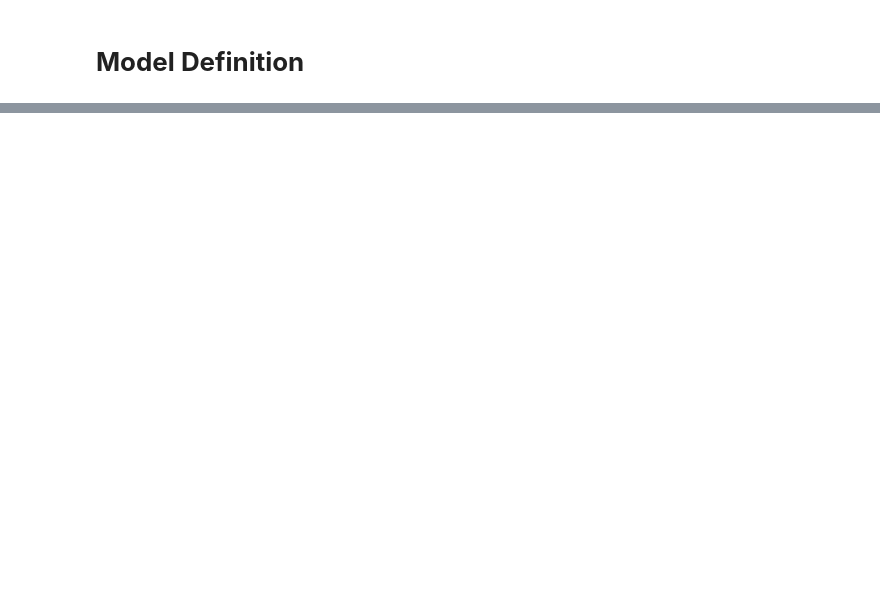
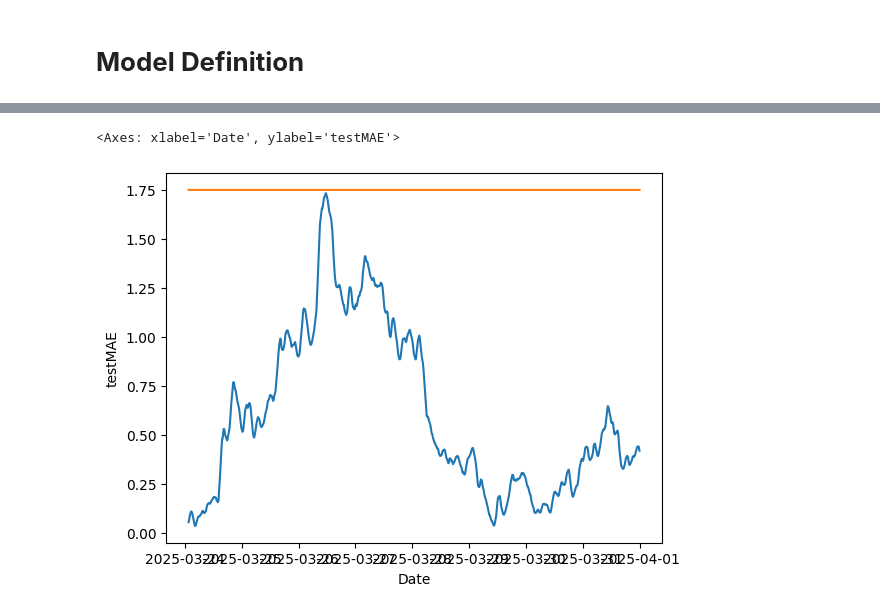
Before and after one commit to jahez07/learnin4romDrSreeni, a Jupyter notebook: anomalyDetection/notebooks/lstmEnDeNetwork.ipynb, the cells around one changed output, grey strips where cells are left out. Cells and saved outputs as stored; diff of their text form; code cells hidden in the pictures; blank space fills up the shorter version.

```diff
--- a/anomalyDetection/notebooks/lstmEnDeNetwork.ipynb
+++ b/anomalyDetection/notebooks/lstmEnDeNetwork.ipynb
@@ -139,0 +246,2 @@ trainX.shape
+# %%
+max_trainMAE = 1.75
@@ -139,0 +266,12 @@ trainX.shape
+# %%
+anomaly_df = pd.DataFrame(test[seq_size:])
+anomaly_df['testMAE'] = testMAE
+anomaly_df['max_trainMAE'] = max_trainMAE
+anomaly_df['anomaly'] = anomaly_df['testMAE'] > anomaly_df['max_trainMAE']
+anomaly_df['Close'] = test[seq_size:]['Close']
+# %%
+sns.lineplot(x=anomaly_df['Date'], y=anomaly_df['testMAE'])
+sns.lineplot(x=anomaly_df['Date'], y=anomaly_df['max_trainMAE'])
+# %% [output]
+<Axes: xlabel='Date', ylabel='testMAE'>
+[figure, added]
```
Also changed, not shown: parts of 12 cells of this notebook.
